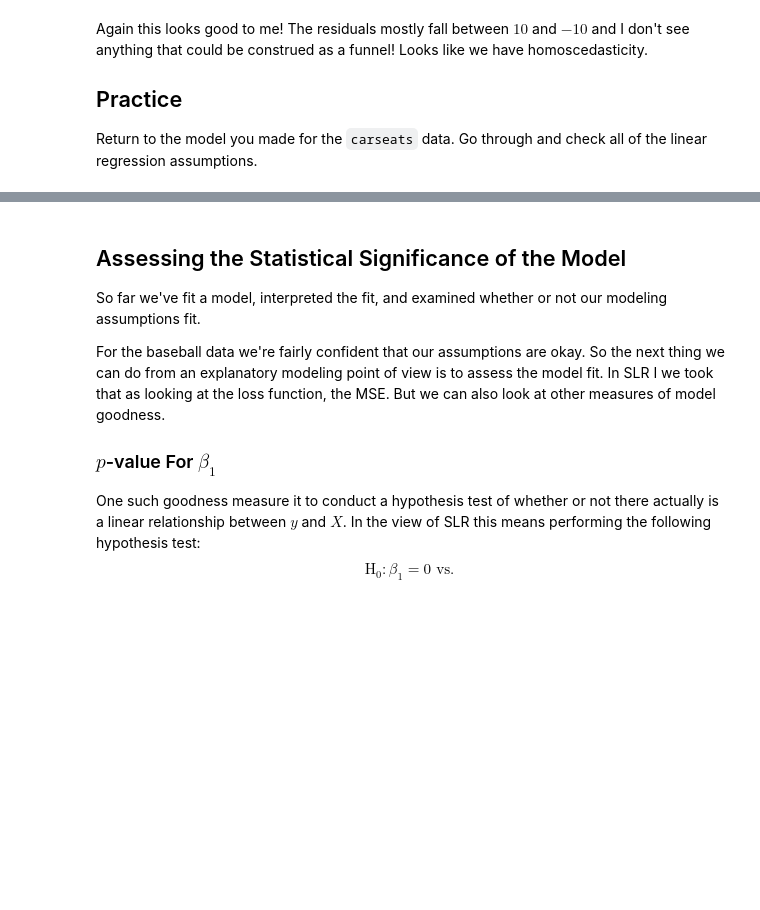
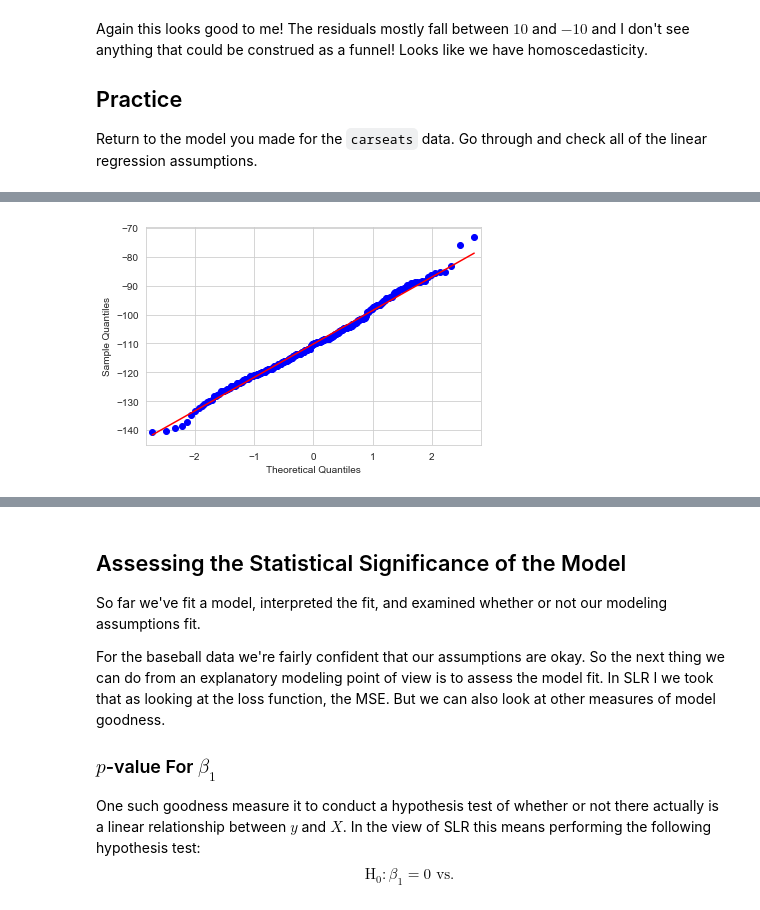
Before and after one commit to yiwchen/Code2020Materials, a Jupyter notebook: Lectures/Regression/Notebook 2 - SLR II.ipynb, the cells around one changed output, grey strips where cells are left out. Saved outputs shown, nothing was run; the diff lists cells and outputs as text; code cells hidden in the pictures; blank space fills up the shorter version.

```diff
--- a/Lectures/Regression/Notebook 2 - SLR II.ipynb
+++ b/Lectures/Regression/Notebook 2 - SLR II.ipynb
@@ -320,2 +370,9 @@ Return to the model you made for the `carseats` data. Go through and check all o
 # %%
 ### Code Here
+
+
+sm.qqplot(res,line='s')
+
+plt.show()
+# %% [output]
+[figure, added]
```
Also changed, not shown: parts of 20 cells of this notebook, 3 other files.
